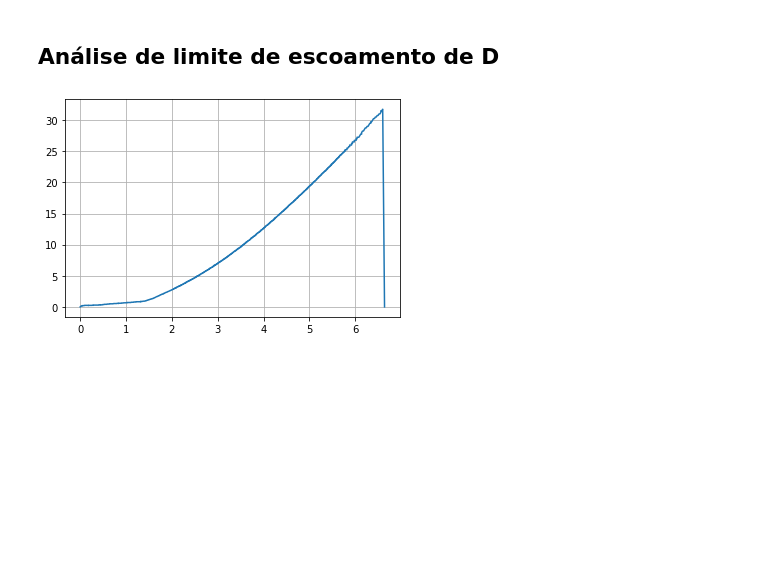
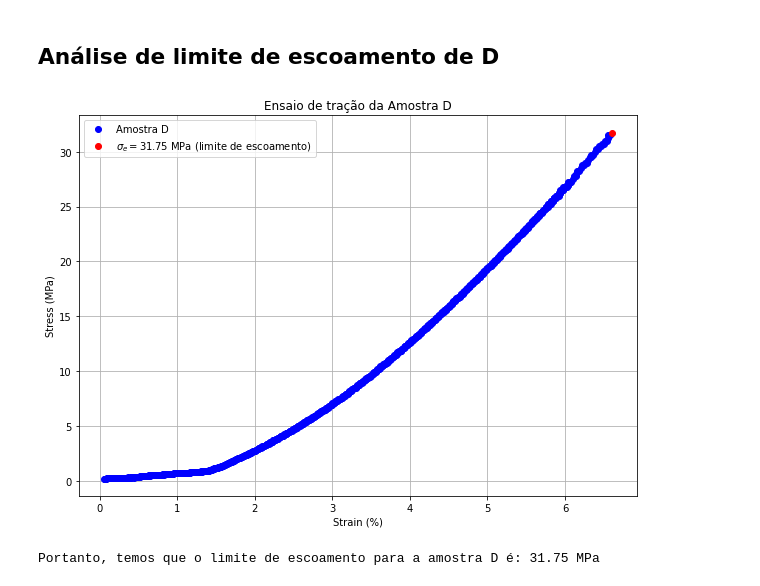
Before and after one commit to xValentim/LB2_dados, a Jupyter notebook: analise_LB2.ipynb, the cells around one changed output. Cells and saved outputs as stored; diff of their text form; code cells hidden in the pictures; blank space fills up the shorter version.

Commit message:
Atualização de ensaio de tracao - OK

```diff
--- a/analise_LB2.ipynb
+++ b/analise_LB2.ipynb
@@ -210,9 +210,17 @@ Portanto, temos que o limite de escoamento para a amostra A é: 35.75 MPa
 
 # Eixo x:
 lista_strain_total_D = (data_D['Position (mm)'] / 50) * 100
-# %%
-plt.plot(lista_strain_total_D, lista_tensao_D)
-plt.grid(True)
-plt.show()
-# %% [output]
-[figure, removed]
+# %%
+plt.figure(figsize=(10,7))
+plt.plot(lista_strain_total_D[10:len(lista_strain_total_D) -2], lista_tensao_D[10:len(lista_strain_total_D) -2], 'bo', label='Amostra D')
+plt.plot(lista_strain_total_D[list(lista_tensao_D).index(max(lista_tensao_D))], max(lista_tensao_D), 'ro', label=f'$\sigma_e = {max(lista_tensao_D):.2f}$ MPa (limite de escoamento)')
+plt.ylabel('Stress (MPa)')
+plt.xlabel('Strain (%)')
+plt.title('Ensaio de tração da Amostra D')
+plt.legend()
+plt.grid(True)
+plt.show()
+print(f'Portanto, temos que o limite de escoamento para a amostra D é: {max(lista_tensao_D):.2f} MPa')
+# %% [output]
+[figure, added]
+Portanto, temos que o limite de escoamento para a amostra D é: 31.75 MPa
```
